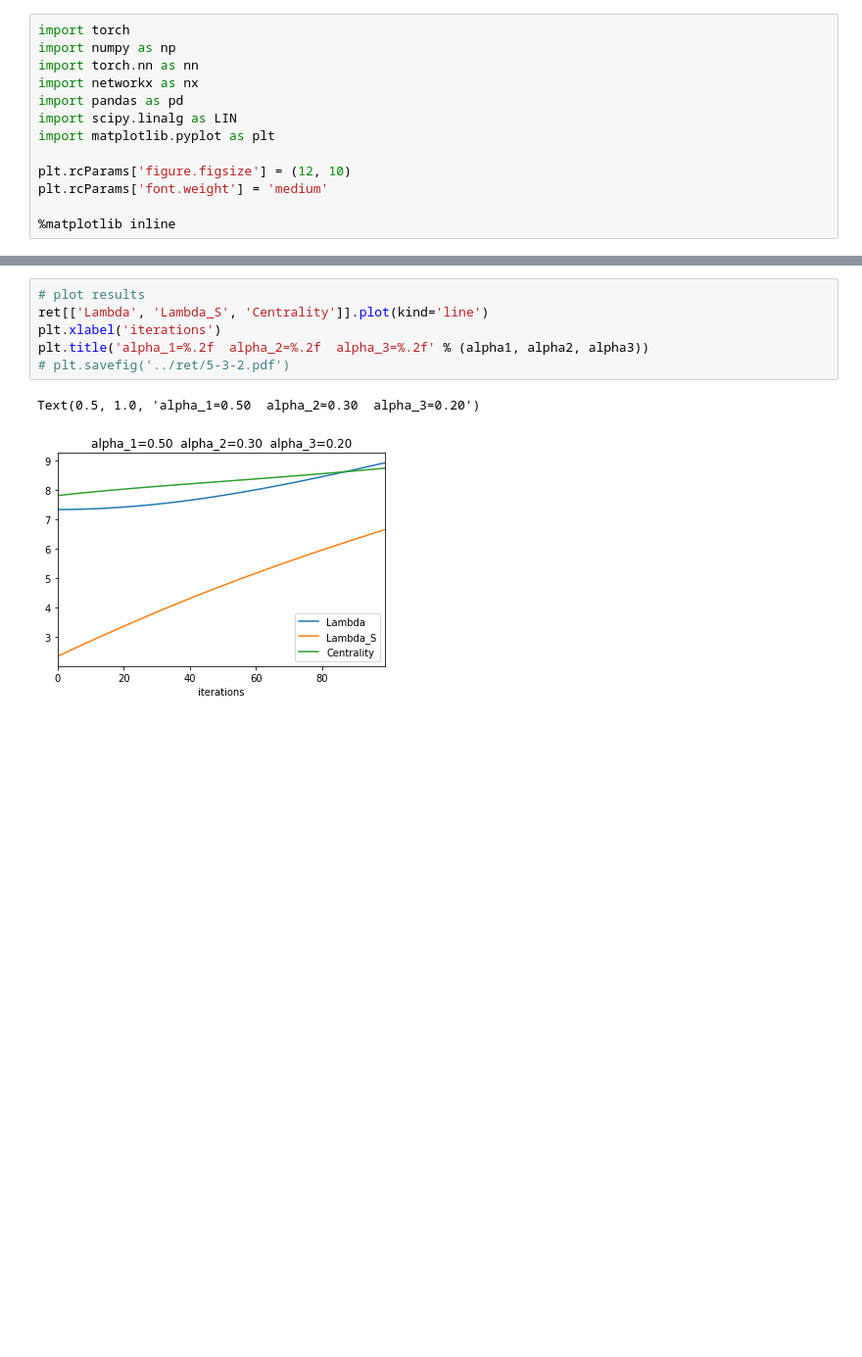
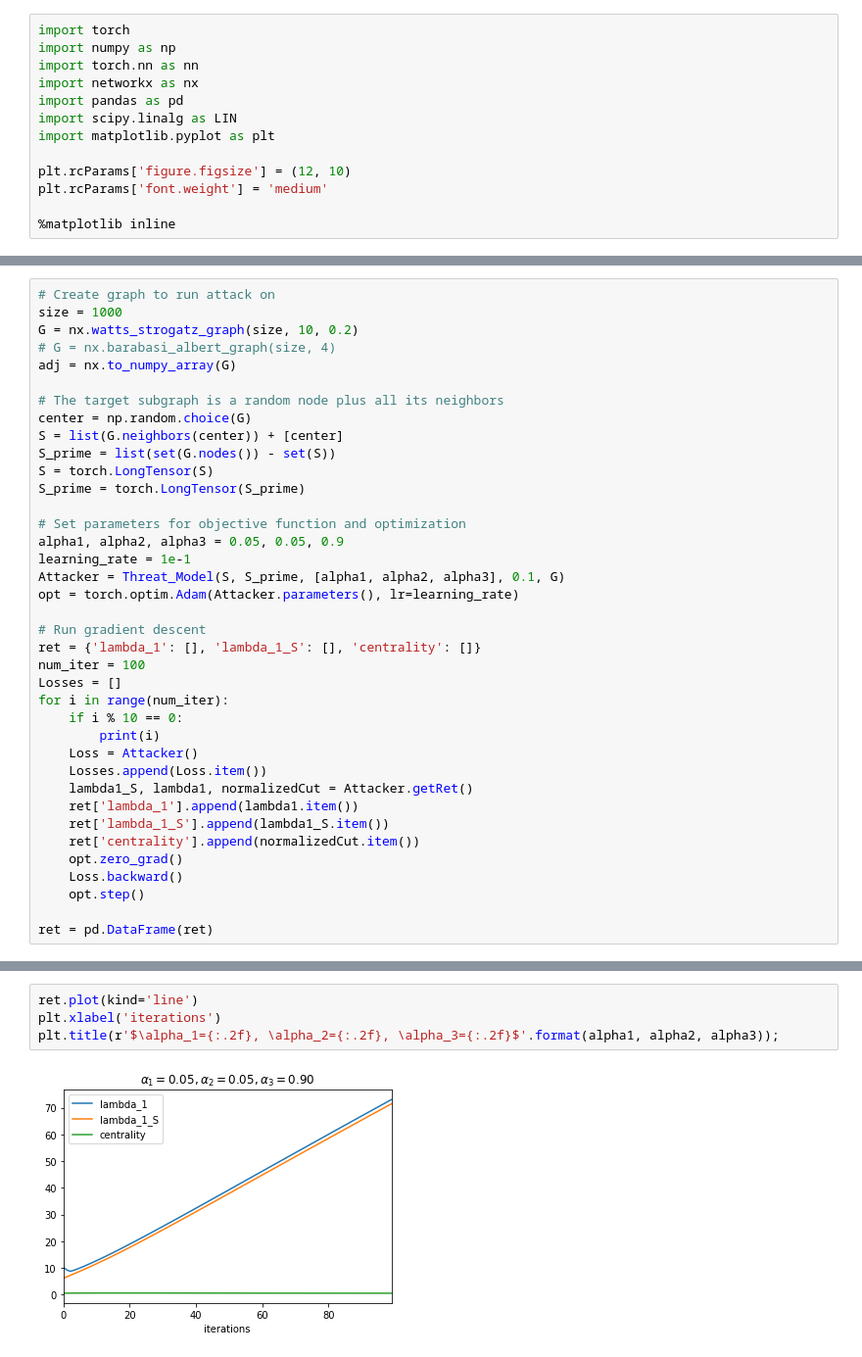
Before and after one commit to marsplus/attack-graph-code, a Jupyter notebook: src/exp.ipynb, the cells around one changed output, grey strips where cells are left out. Shown: that part at 98% size. Saved outputs shown, nothing was run; the diff lists cells and outputs as text; blank space fills up the shorter version.

```diff
--- a/src/exp.ipynb
+++ b/src/exp.ipynb
@@ -162,0 +90,38 @@ array([[1., 1., 1., 0., 0., 0., 0., 0., 0., 0.],
+# %%
+# Create graph to run attack on
+size = 1000
+G = nx.watts_strogatz_graph(size, 10, 0.2)
+# G = nx.barabasi_albert_graph(size, 4)
+adj = nx.to_numpy_array(G)
+
+# The target subgraph is a random node plus all its neighbors
+center = np.random.choice(G)
+S = list(G.neighbors(center)) + [center]
+S_prime = list(set(G.nodes()) - set(S))
+S = torch.LongTensor(S)
+S_prime = torch.LongTensor(S_prime)
+
+# Set parameters for objective function and optimization
+alpha1, alpha2, alpha3 = 0.05, 0.05, 0.9
+learning_rate = 1e-1
+Attacker = Threat_Model(S, S_prime, [alpha1, alpha2, alpha3], 0.1, G)
+opt = torch.optim.Adam(Attacker.parameters(), lr=learning_rate)
+
+# Run gradient descent
+ret = {'lambda_1': [], 'lambda_1_S': [], 'centrality': []}
+num_iter = 100
+Losses = []
+for i in range(num_iter):
+    if i % 10 == 0:
+        print(i)
+    Loss = Attacker()
+    Losses.append(Loss.item())
+    lambda1_S, lambda1, normalizedCut = Attacker.getRet()
+    ret['lambda_1'].append(lambda1.item())
+    ret['lambda_1_S'].append(lambda1_S.item())
+    ret['centrality'].append(normalizedCut.item())
+    opt.zero_grad()
+    Loss.backward()
+    opt.step()
+
+ret = pd.DataFrame(ret)
@@ -163,9 +139,6 @@ array([[1., 1., 1., 0., 0., 0., 0., 0., 0., 0.],
 # %%
-# plot results
-ret[['Lambda', 'Lambda_S', 'Centrality']].plot(kind='line')
+ret.plot(kind='line')
 plt.xlabel('iterations')
-plt.title('alpha_1=%.2f  alpha_2=%.2f  alpha_3=%.2f' % (alpha1, alpha2, alpha3))
-# plt.savefig('../ret/5-3-2.pdf')
+plt.title(r'$\alpha_1={:.2f}, \alpha_2={:.2f}, \alpha_3={:.2f}$'.format(alpha1, alpha2, alpha3));
 # %% [output]
-Text(0.5, 1.0, 'alpha_1=0.50  alpha_2=0.30  alpha_3=0.20')
-[figure, old version]
+[figure, new version]
```
Also changed, not shown: parts of 25 cells of this notebook, 1 other file.
